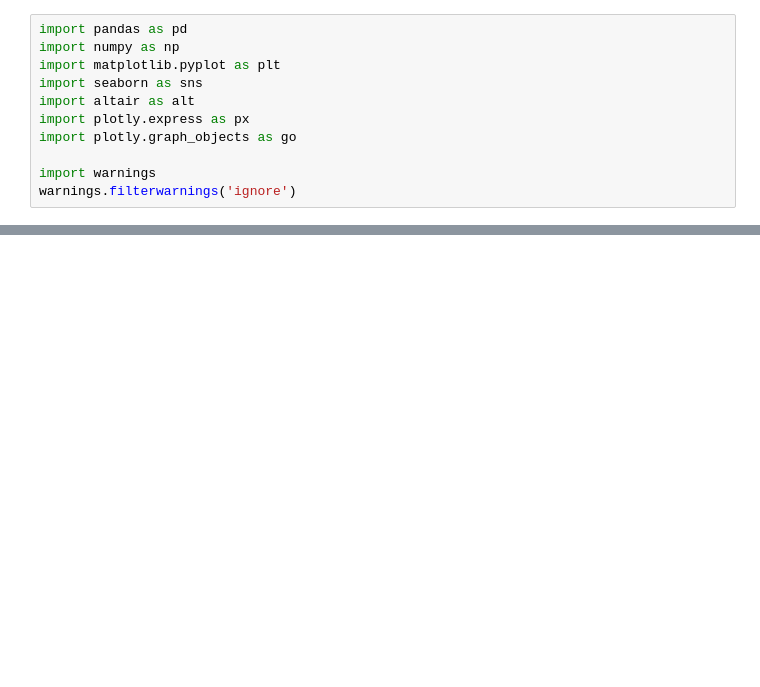
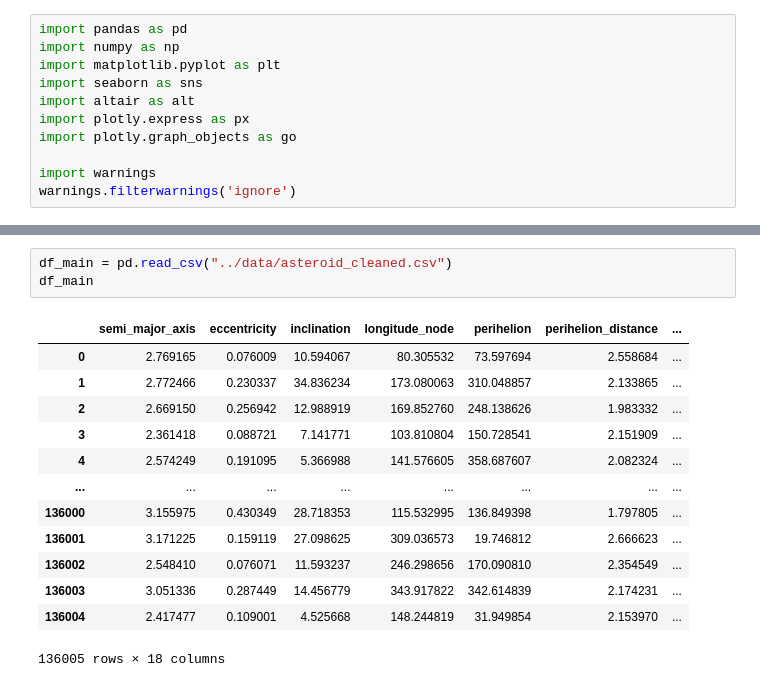
Before and after one commit to raghavSharmaCode/512-project-group-24, a Jupyter notebook: code/EDA.ipynb, the cells around one changed output, grey strips where cells are left out. Cells and saved outputs as stored; diff of their text form; blank space fills up the shorter version.

```diff
--- a/code/EDA.ipynb
+++ b/code/EDA.ipynb
@@ -26,3 +26,20 @@ df
 | 135034 | 0.343069 | 1.843813 | 0.620684 | 1.695298 | 1.552790 | -0.471173 | ... |
 | 135035 | -0.534314 | -0.471789 | -0.850400 | -0.209720 | -1.447364 | -0.513758 | ... |
 135036 rows × 20 columns
+# %%
+df_main = pd.read_csv("../data/asteroid_cleaned.csv")
+df_main
+# %% [output]
+|  | semi_major_axis | eccentricity | inclination | longitude_node | perihelion | perihelion_distance | ... |
+| 0 | 2.769165 | 0.076009 | 10.594067 | 80.305532 | 73.597694 | 2.558684 | ... |
+| 1 | 2.772466 | 0.230337 | 34.836234 | 173.080063 | 310.048857 | 2.133865 | ... |
+| 2 | 2.669150 | 0.256942 | 12.988919 | 169.852760 | 248.138626 | 1.983332 | ... |
+| 3 | 2.361418 | 0.088721 | 7.141771 | 103.810804 | 150.728541 | 2.151909 | ... |
+| 4 | 2.574249 | 0.191095 | 5.366988 | 141.576605 | 358.687607 | 2.082324 | ... |
+| ... | ... | ... | ... | ... | ... | ... | ... |
+| 136000 | 3.155975 | 0.430349 | 28.718353 | 115.532995 | 136.849398 | 1.797805 | ... |
+| 136001 | 3.171225 | 0.159119 | 27.098625 | 309.036573 | 19.746812 | 2.666623 | ... |
+| 136002 | 2.548410 | 0.076071 | 11.593237 | 246.298656 | 170.090810 | 2.354549 | ... |
+| 136003 | 3.051336 | 0.287449 | 14.456779 | 343.917822 | 342.614839 | 2.174231 | ... |
+| 136004 | 2.417477 | 0.109001 | 4.525668 | 148.244819 | 31.949854 | 2.153970 | ... |
+136005 rows × 18 columns
```
Also changed, not shown: parts of 3 cells of this notebook, 3 other files.
